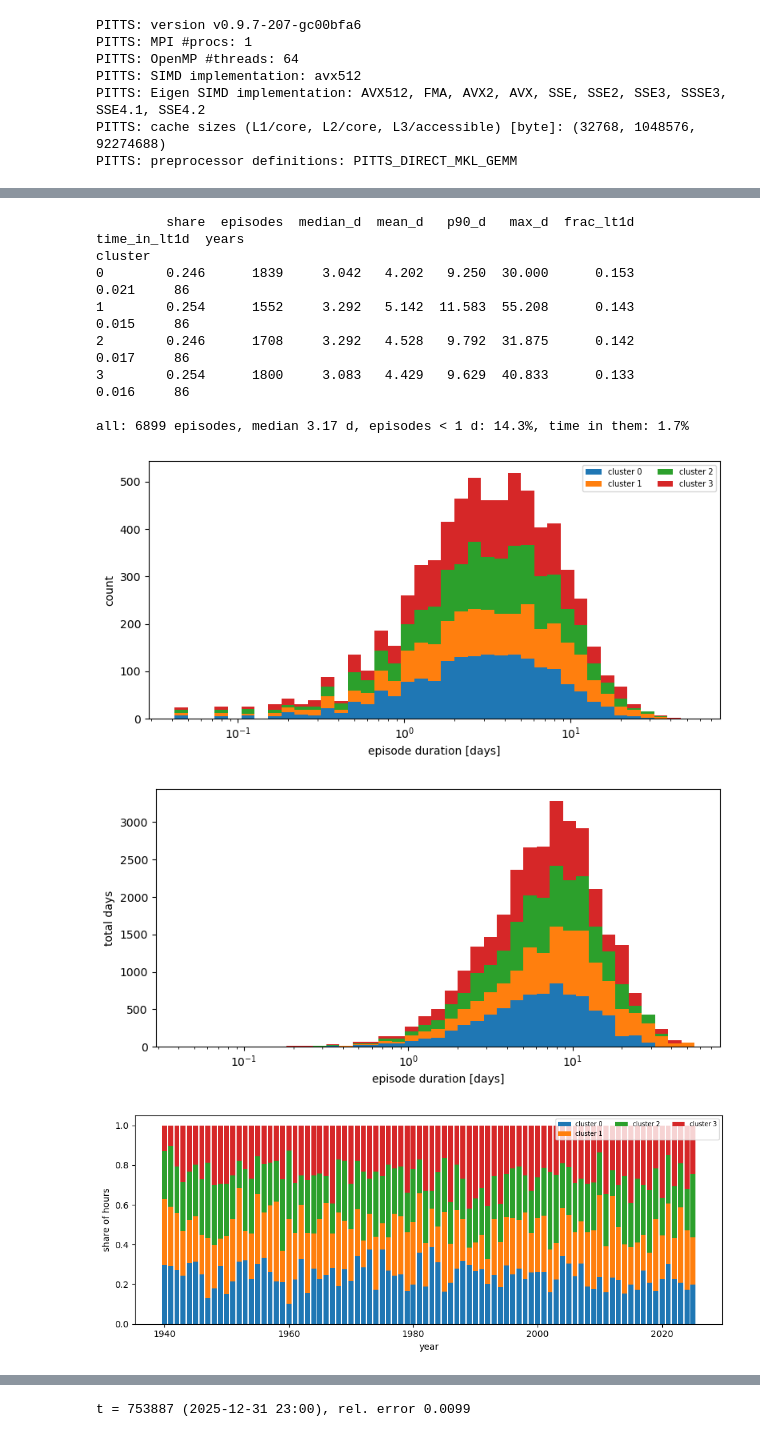
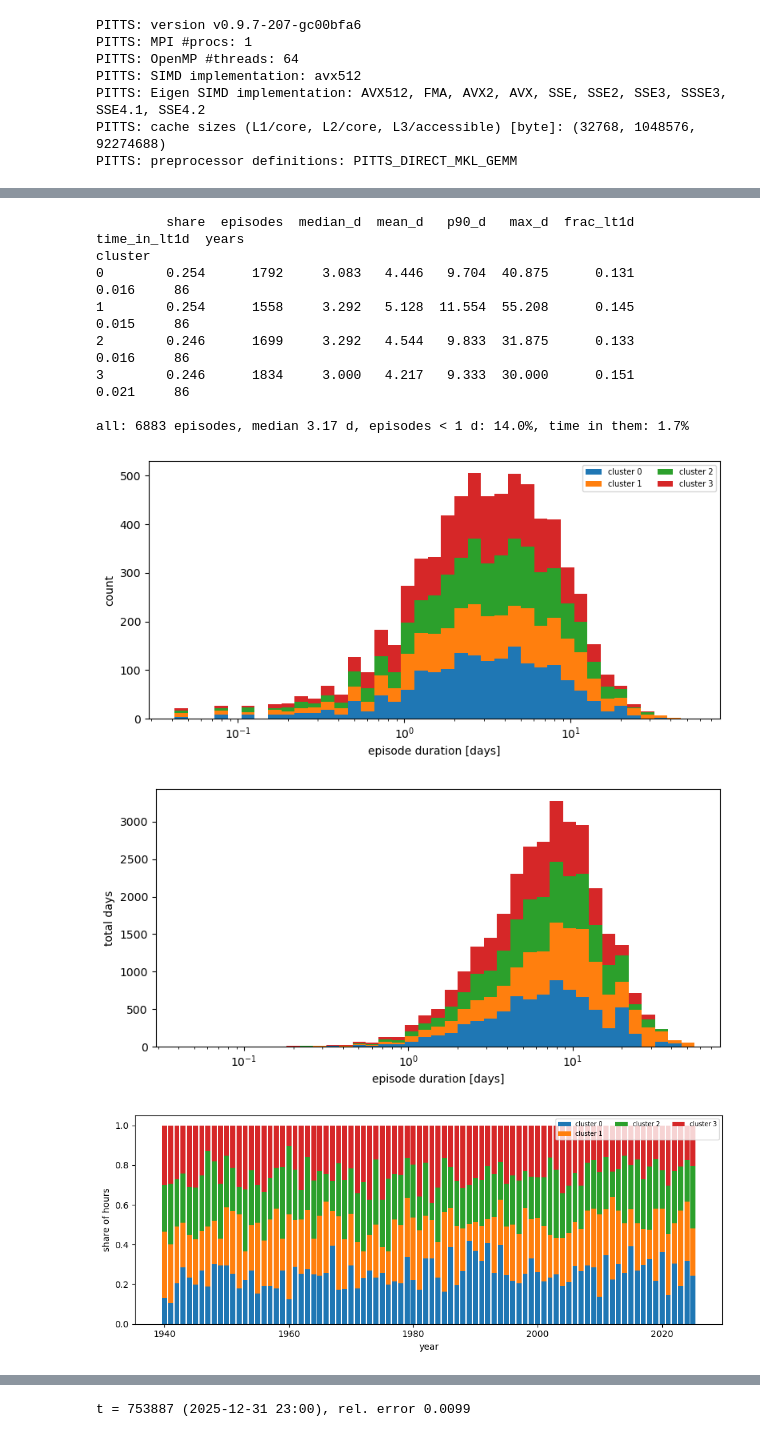
Before and after one commit to melven/pitts, a Jupyter notebook: examples/Interactive_ERA5_thesis.ipynb, the cells around one changed output, grey strips where cells are left out. Saved outputs shown, nothing was run; the diff lists cells and outputs as text; code cells hidden in the pictures.

```diff
--- a/examples/Interactive_ERA5_thesis.ipynb
+++ b/examples/Interactive_ERA5_thesis.ipynb
@@ -444,0 +572,12 @@ normal [0.99999718 0.15228976 0.12088915 0.11277563 0.08747129 0.06884307
+# %%
+@timer
+def TT_centerEigenvalueDecomposition_sym_extractEigenvectors_dense(Xtt, n):
+    # transpose for correct ordering of dimensions in Fortran order reshaping
+    subTs = mirror(getSubTensors(Xtt))
+    subTs[0] = subTs[0][:n,:,:]
+    I = np.eye(n, n, dtype=np.float32).reshape((1,n,n), order='C', copy=False)
+    subTs = [I,] + subTs
+    tt = createTT(subTs)
+    print('top eigenvectors (uncompressed):', tt)
+    v = pitts_py.toDense(tt)
+    return v
@@ -709,20 +833,20 @@ def clusterStatistics(labels, with_figures=True):
     ax.set_xlabel("year"); ax.set_ylabel("share of hours")
     ax.legend(fontsize=7, ncol=3, loc="upper right"); plt.tight_layout()
     plt.savefig("cluster_share_per_year.png", dpi=150)
-# %%
-clusterStatistics(labels_deflated)
-# %% [output]
-         share  episodes  median_d  mean_d   p90_d   max_d  frac_lt1d  time_in_lt1d  years
-cluster
-0        0.246      1839     3.042   4.202   9.250  30.000      0.153         0.021     86
-1        0.254      1552     3.292   5.142  11.583  55.208      0.143         0.015     86
-2        0.246      1708     3.292   4.528   9.792  31.875      0.142         0.017     86
-3        0.254      1800     3.083   4.429   9.629  40.833      0.133         0.016     86
-
-all: 6899 episodes, median 3.17 d, episodes < 1 d: 14.3%, time in them: 1.7%
-[figure, removed]
-[figure, removed]
-[figure, removed]
+# %%
+clusterStatistics(labels_sym)
+# %% [output]
+         share  episodes  median_d  mean_d   p90_d   max_d  frac_lt1d  time_in_lt1d  years
+cluster
+0        0.254      1792     3.083   4.446   9.704  40.875      0.131         0.016     86
+1        0.254      1558     3.292   5.128  11.554  55.208      0.145         0.015     86
+2        0.246      1699     3.292   4.544   9.833  31.875      0.133         0.016     86
+3        0.246      1834     3.000   4.217   9.333  30.000      0.151         0.021     86
+
+all: 6883 episodes, median 3.17 d, episodes < 1 d: 14.0%, time in them: 1.7%
+[figure, added]
+[figure, added]
+[figure, added]
 # %%
 # Generated by Claude
 def plotComposites(Xtt, labels):
```
Also changed, not shown: parts of 89 cells of this notebook.
